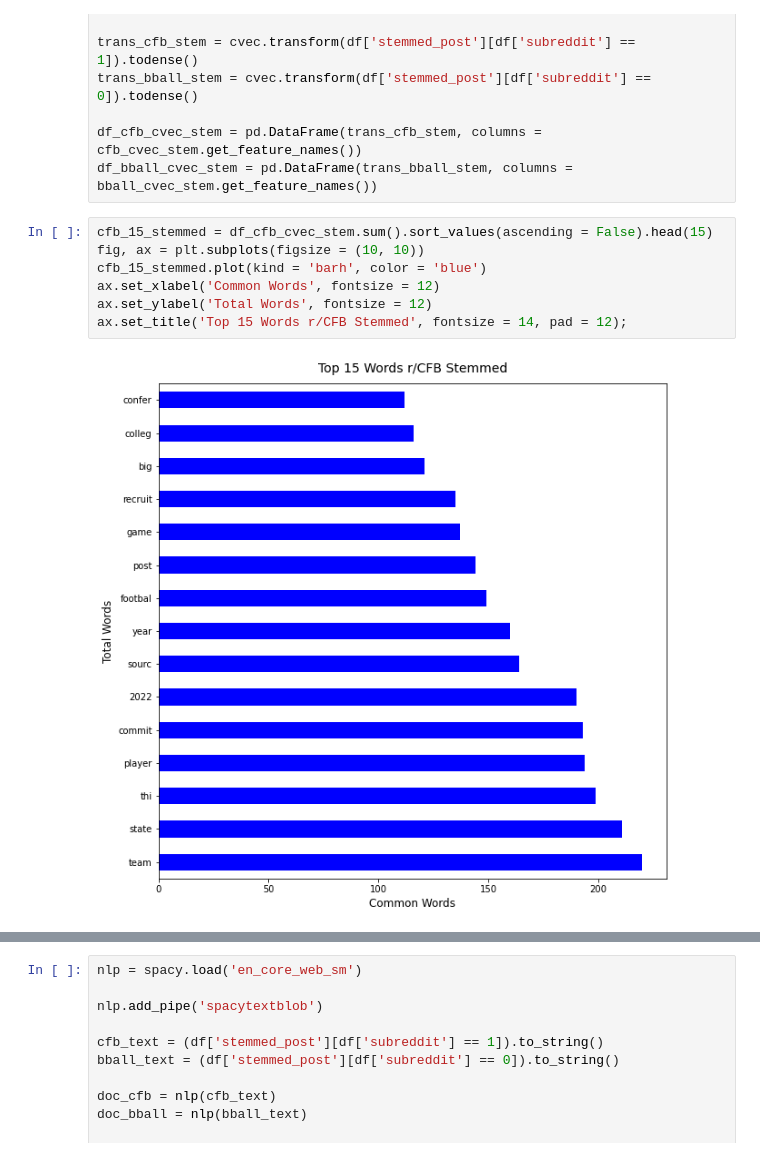
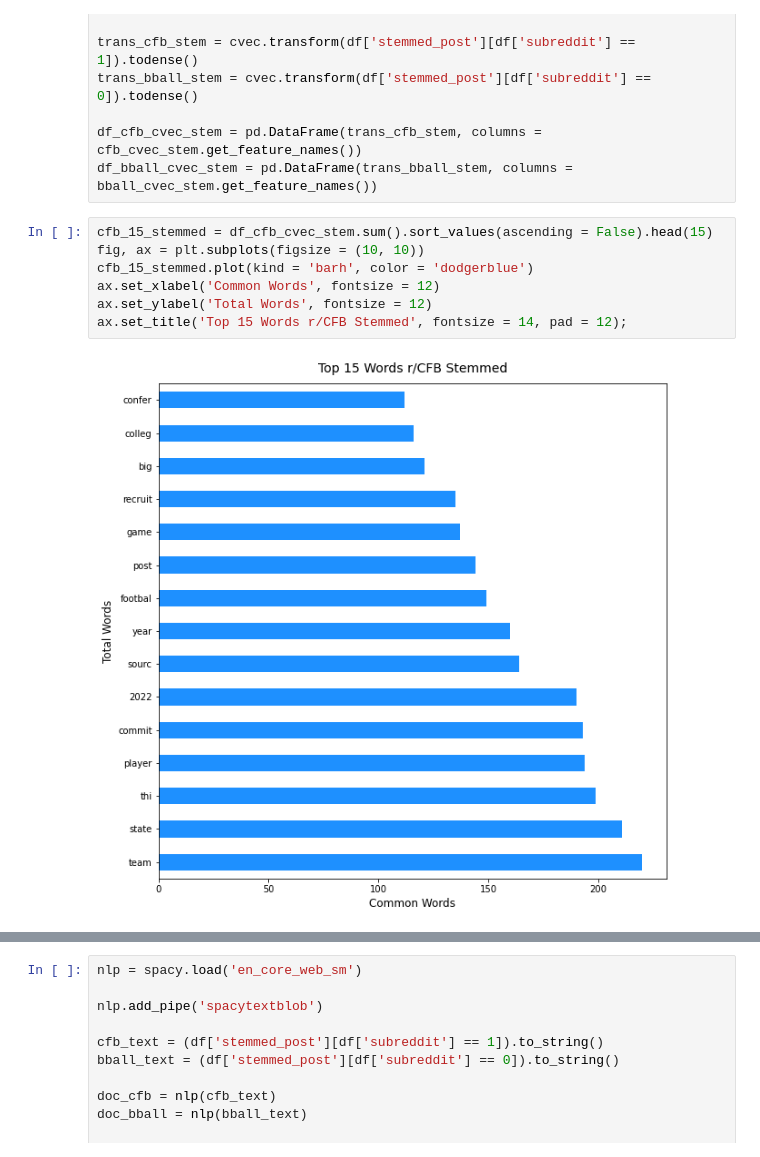
Before and after one commit to anthonyzurke/project-3, a Jupyter notebook: code/Cleaning and EDA.ipynb, the cells around one changed output, grey strips where cells are left out. Drawn from its saved outputs; the diff is of its cells as text.

```diff
--- a/code/Cleaning and EDA.ipynb
+++ b/code/Cleaning and EDA.ipynb
@@ -234,12 +240,12 @@ df_bball_cvec_stem = pd.DataFrame(trans_bball_stem, columns = bball_cvec_stem.ge
 # %%
 cfb_15_stemmed = df_cfb_cvec_stem.sum().sort_values(ascending = False).head(15)
 fig, ax = plt.subplots(figsize = (10, 10))
-cfb_15_stemmed.plot(kind = 'barh', color = 'blue')
+cfb_15_stemmed.plot(kind = 'barh', color = 'dodgerblue')
 ax.set_xlabel('Common Words', fontsize = 12)
 ax.set_ylabel('Total Words', fontsize = 12)
 ax.set_title('Top 15 Words r/CFB Stemmed', fontsize = 14, pad = 12);
 # %% [output]
-[figure, old version]
+[figure, new version]
 # %%
 bball_15_stemmed = df_bball_cvec_stem.sum().sort_values(ascending = False).head(15)
 fig, ax = plt.subplots(figsize = (10, 10))
```
Also changed, not shown: parts of 11 cells of this notebook, 2 other files.
